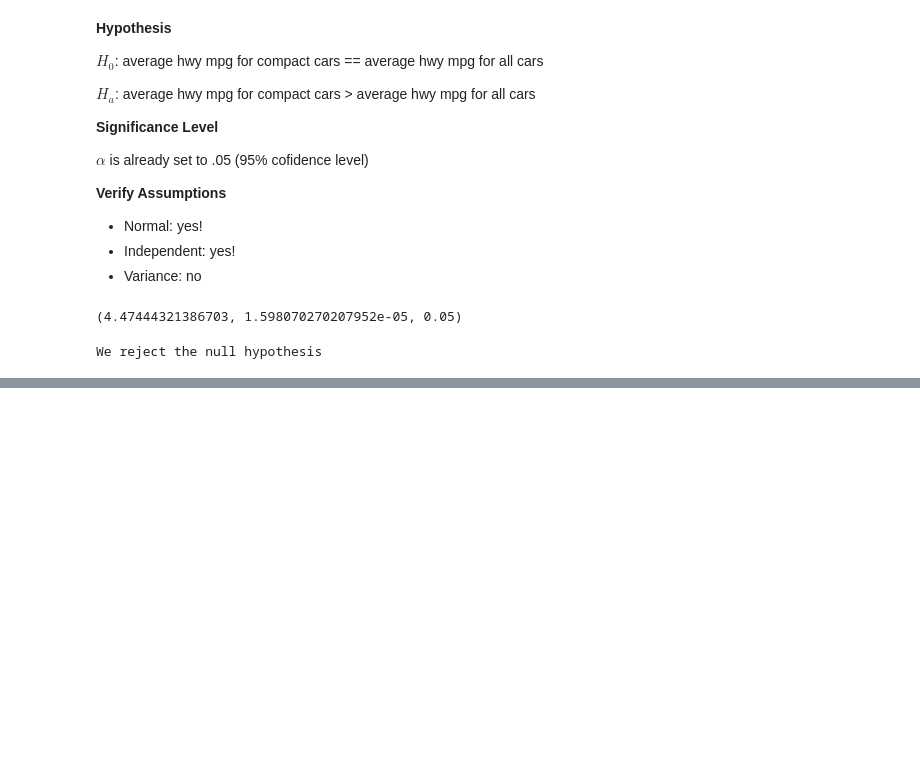
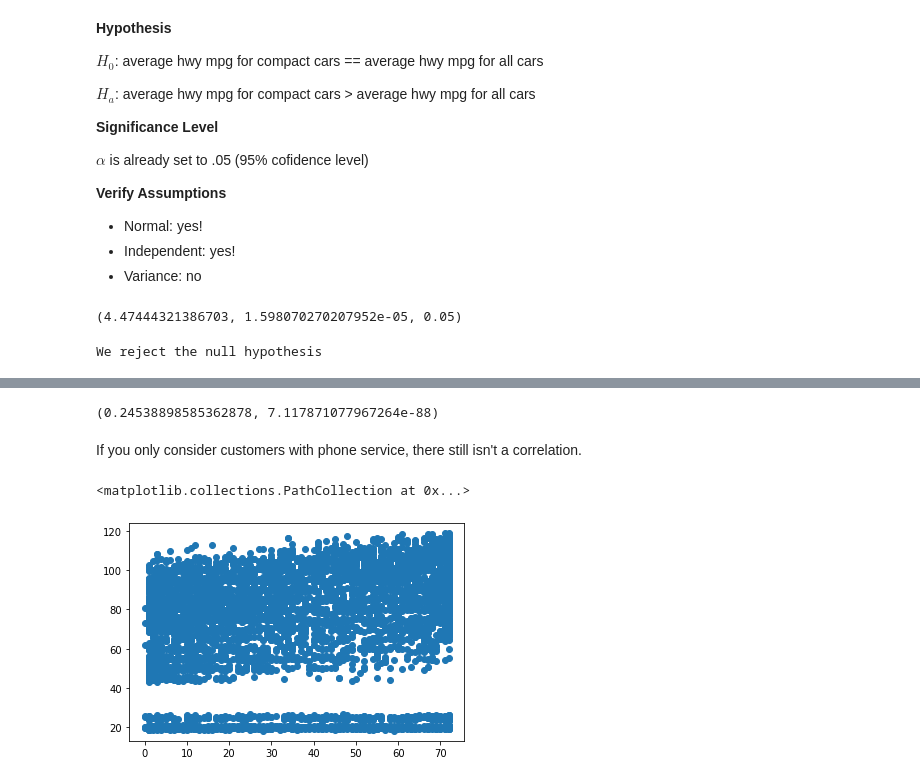
Before and after one commit to christophermayorga/stats, a Jupyter notebook: hypothesis_testing.ipynb, the cells around one changed output, grey strips where cells are left out. Drawn from its saved outputs; the diff is of its cells as text; code cells hidden in the pictures; blank space fills up the shorter version.

```diff
--- a/hypothesis_testing.ipynb
+++ b/hypothesis_testing.ipynb
@@ -217,0 +265,3 @@ We reject the null hypothesis
+# %%
+customers_with_phone_service = df[df.PhoneService == 'Yes']
+customers_with_phone_service.head()
@@ -217,0 +276,14 @@ We reject the null hypothesis
+# %%
+x = customers_with_phone_service.tenure
+y = customers_with_phone_service.MonthlyCharges
+r, p = stats.pearsonr(x, y)
+r, p
+# %% [output]
+(0.24538898585362878, 7.117871077967264e-88)
+# %% [markdown]
+If you only consider customers with phone service, there still isn't a correlation.
+# %%
+plt.scatter(x, y)
+# %% [output]
+<matplotlib.collections.PathCollection at 0x...>
+[figure, added]
```
Also changed, not shown: parts of 31 cells of this notebook.
